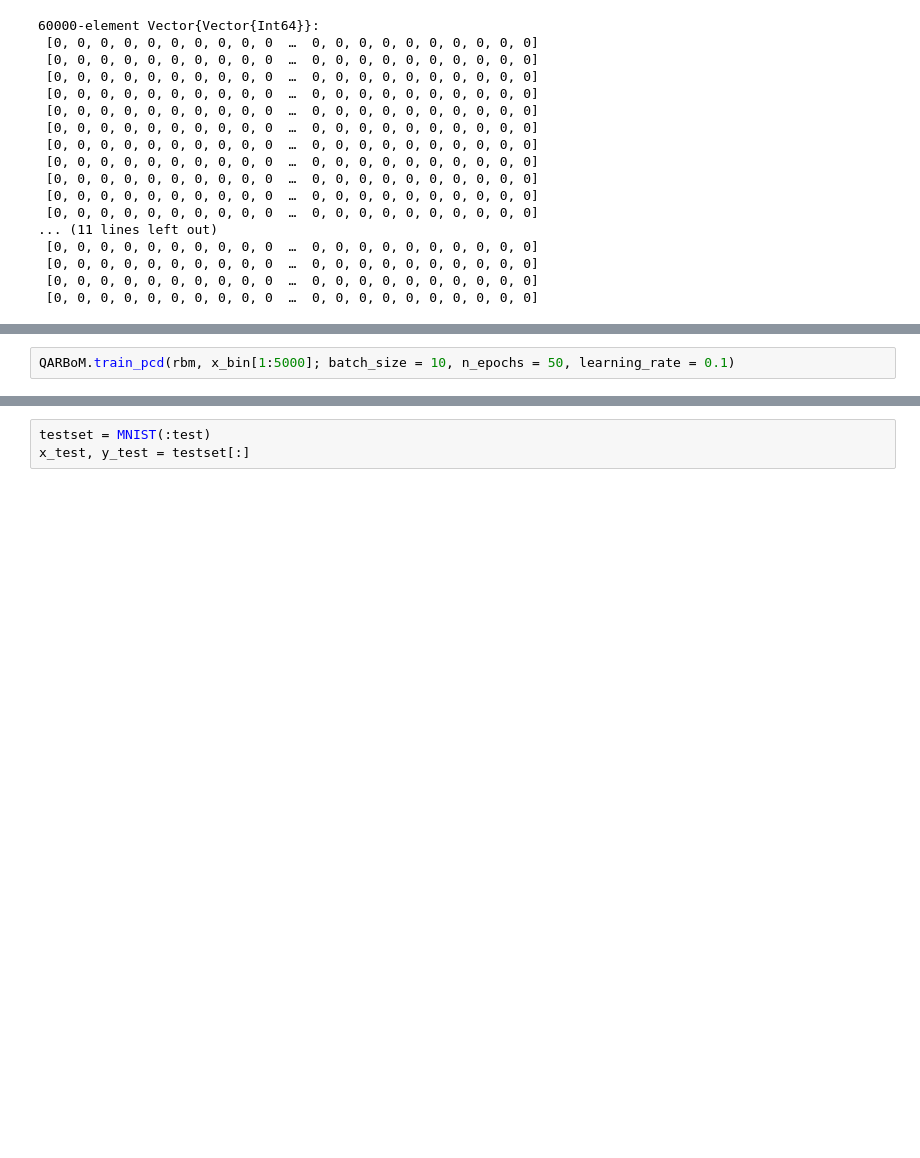
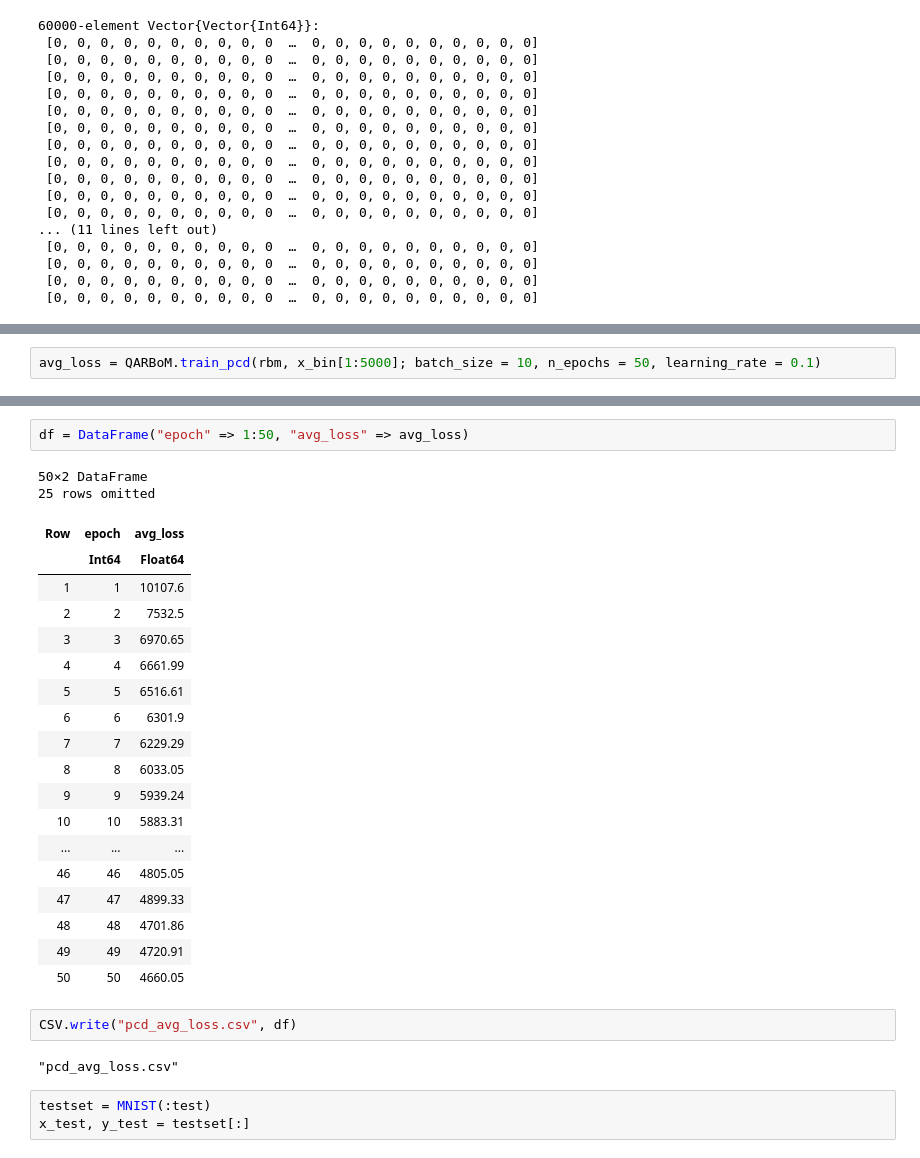
Before and after one commit to NITeQ/QARBoM.jl, a Jupyter notebook: example/MNIST_PCD.ipynb, the cells around one changed output, grey strips where cells are left out. Cells and saved outputs as stored; diff of their text form; blank space fills up the shorter version.

```diff
--- a/example/MNIST_PCD.ipynb
+++ b/example/MNIST_PCD.ipynb
@@ -52,5 +61,5 @@ QARBoM.BernoulliRBM([-0.4032027968007292 -1.921324111782693 … -0.0507074853159
 # %%
-QARBoM.train_pcd(rbm, x_bin[1:5000]; batch_size = 10, n_epochs = 50, learning_rate = 0.1)
+avg_loss = QARBoM.train_pcd(rbm, x_bin[1:5000]; batch_size = 10, n_epochs = 50, learning_rate = 0.1)
 # %% [output]
 Setting mini-batches
 Starting training
@@ -72,3 +98,30 @@ Total time spent training: 44517.83050823212
+# %%
+df = DataFrame("epoch" => 1:50, "avg_loss" => avg_loss)
+# %% [output]
+50×2 DataFrame
+25 rows omitted
+| Row | epoch | avg_loss |
+|  | Int64 | Float64 |
+| 1 | 1 | 10107.6 |
+| 2 | 2 | 7532.5 |
+| 3 | 3 | 6970.65 |
+| 4 | 4 | 6661.99 |
+| 5 | 5 | 6516.61 |
+| 6 | 6 | 6301.9 |
+| 7 | 7 | 6229.29 |
+| 8 | 8 | 6033.05 |
+| 9 | 9 | 5939.24 |
+| 10 | 10 | 5883.31 |
+| ... | ... | ... |
+| 46 | 46 | 4805.05 |
+| 47 | 47 | 4899.33 |
+| 48 | 48 | 4701.86 |
+| 49 | 49 | 4720.91 |
+| 50 | 50 | 4660.05 |
+# %%
+CSV.write("pcd_avg_loss.csv", df)
+# %% [output]
+"pcd_avg_loss.csv"
 # %%
 testset = MNIST(:test)
 x_test, y_test = testset[:]
```
Also changed, not shown: parts of 7 cells of this notebook, 5 other files.
